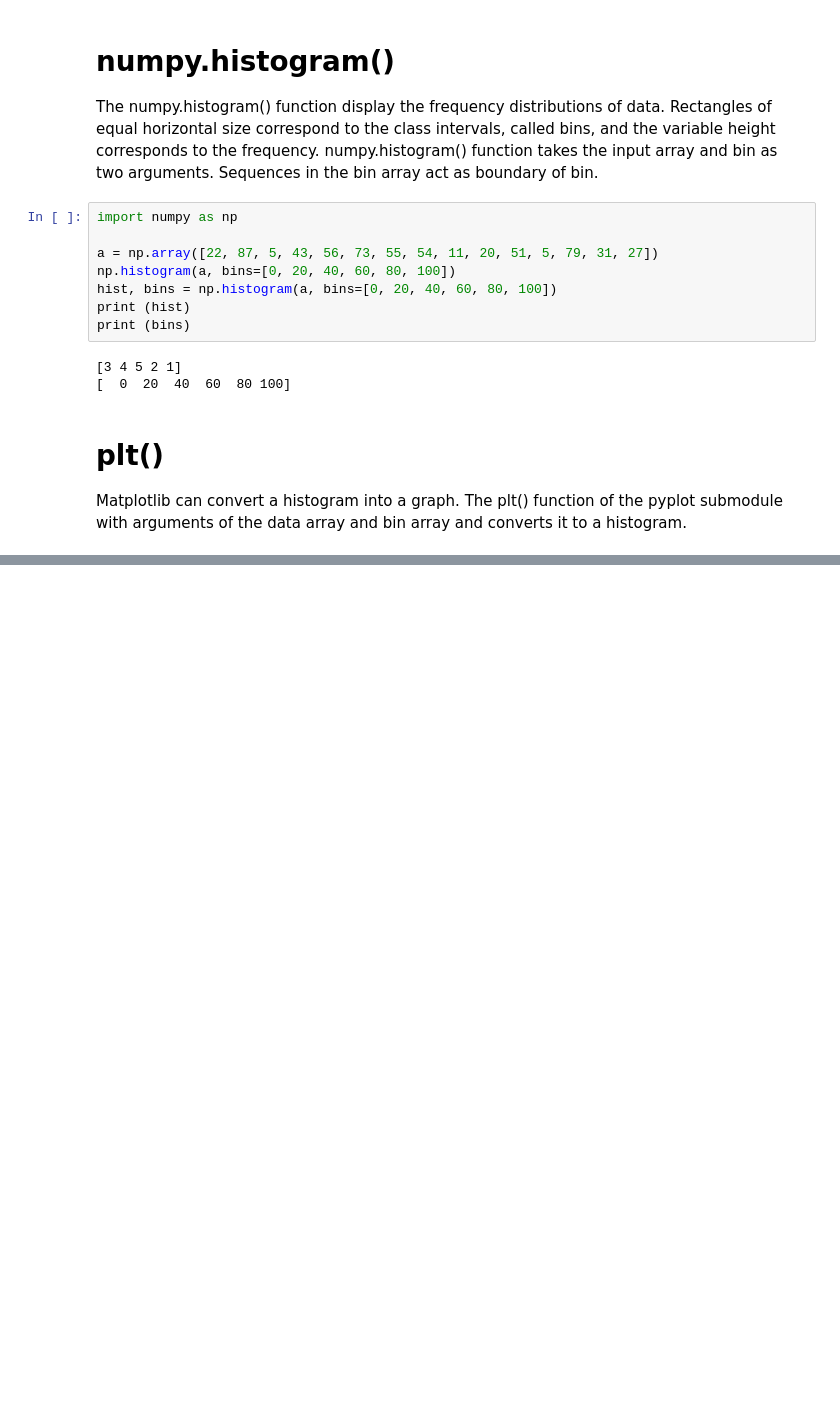
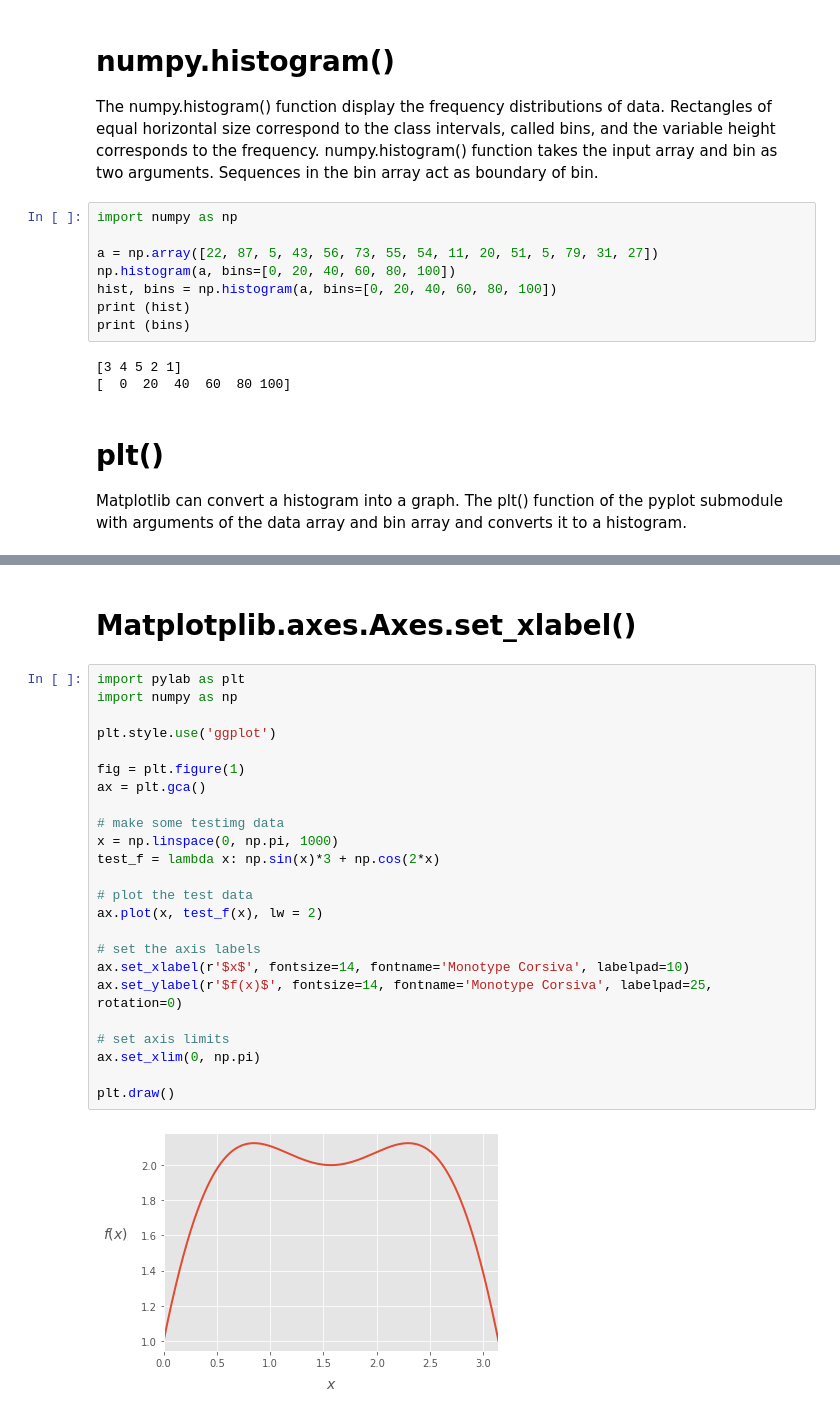
Before and after one commit to YJCheng1210/Matplotlib_Numpy_Pandas, a Jupyter notebook: Matplotlib.ipynb, the cells around one changed output, grey strips where cells are left out. Saved outputs shown, nothing was run; the diff lists cells and outputs as text; blank space fills up the shorter version.

```diff
--- a/Matplotlib.ipynb
+++ b/Matplotlib.ipynb
@@ -199,0 +204,28 @@ plt.show()
+# %% [markdown]
+# Matplotplib.axes.Axes.set_xlabel()
+# %%
+import pylab as plt
+import numpy as np
+
+plt.style.use('ggplot')
+
+fig = plt.figure(1)
+ax = plt.gca()
+
+# make some testimg data
+x = np.linspace(0, np.pi, 1000)
+test_f = lambda x: np.sin(x)*3 + np.cos(2*x)
+
+# plot the test data
+ax.plot(x, test_f(x), lw = 2)
+
+# set the axis labels
+ax.set_xlabel(r'$x$', fontsize=14, fontname='Monotype Corsiva', labelpad=10)
+ax.set_ylabel(r'$f(x)$', fontsize=14, fontname='Monotype Corsiva', labelpad=25, rotation=0)
+
+# set axis limits
+ax.set_xlim(0, np.pi)
+
+plt.draw()
+# %% [output]
+[figure, added]
```
Also changed, not shown: parts of 44 cells of this notebook.
